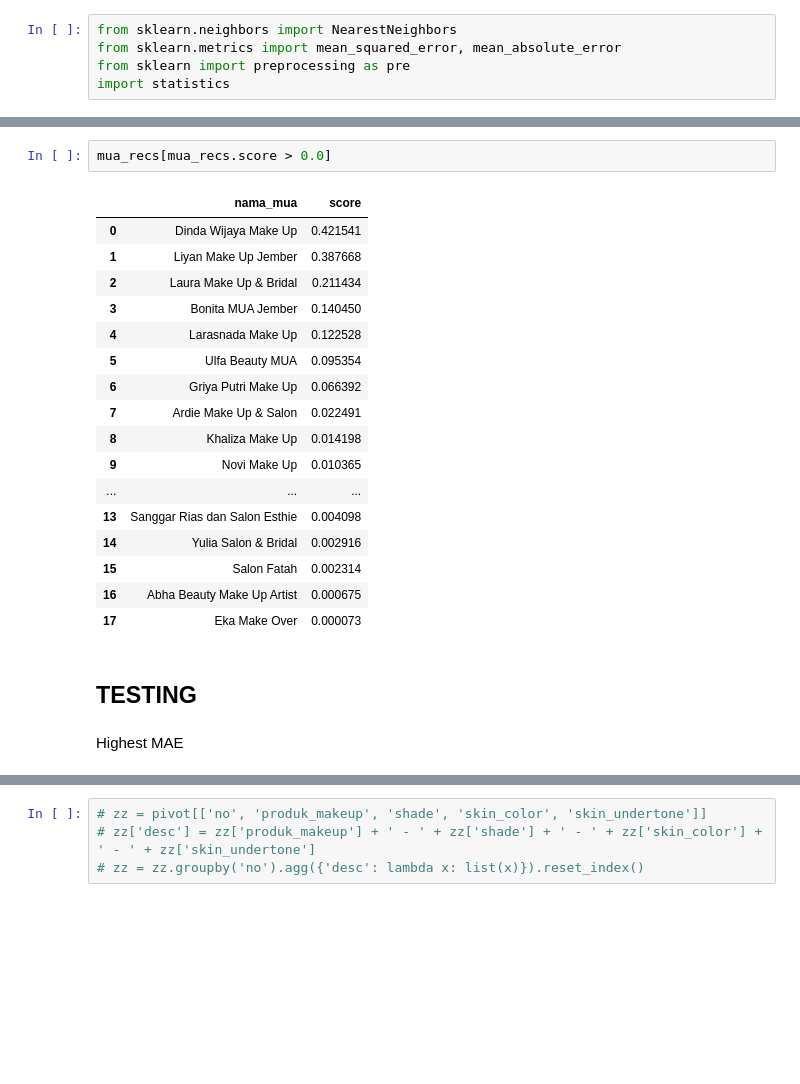
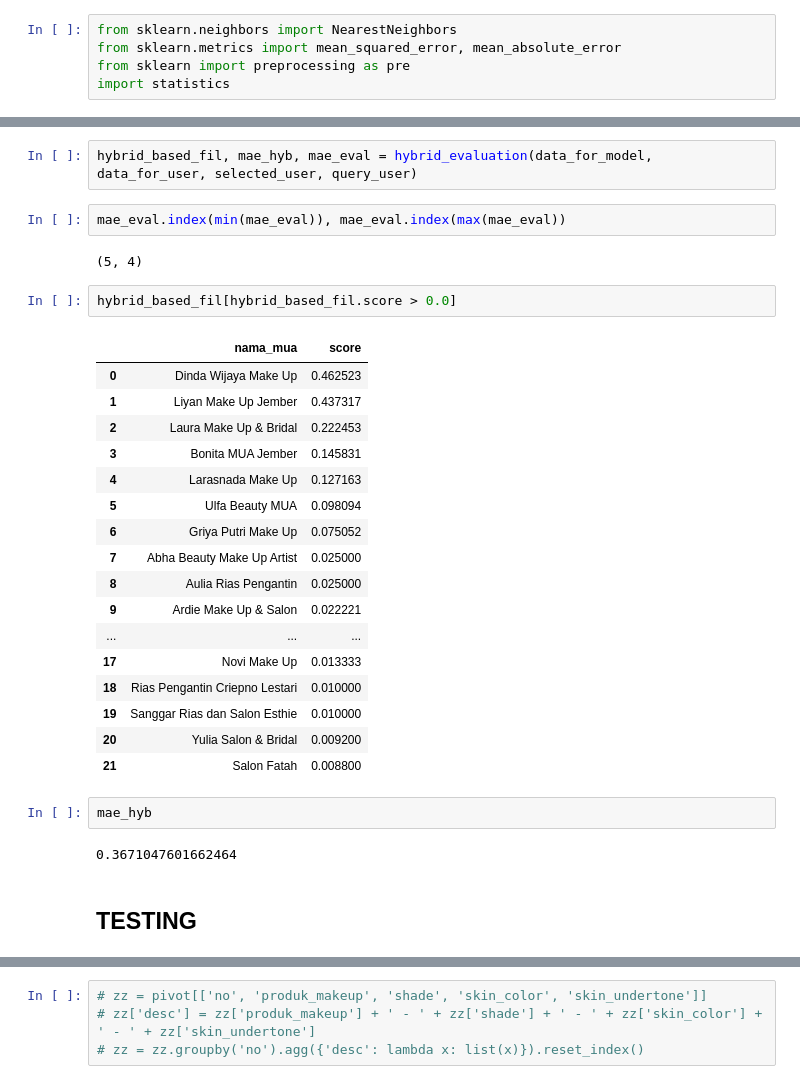
Before and after one commit to narandharanggi/MUA, a Jupyter notebook: hybrid_method.ipynb, the cells around one changed output, grey strips where cells are left out. Cells and saved outputs as stored; diff of their text form; blank space fills up the shorter version.

```diff
--- a/hybrid_method.ipynb
+++ b/hybrid_method.ipynb
@@ -385,25 +382,33 @@ mean_mse_hy = np.mean(mse_hy)
+# %%
+hybrid_based_fil, mae_hyb, mae_eval = hybrid_evaluation(data_for_model, data_for_user, selected_user, query_user)
+# %%
+mae_eval.index(min(mae_eval)), mae_eval.index(max(mae_eval))
+# %% [output]
+(5, 4)
 # %%
-mua_recs[mua_recs.score > 0.0]
+hybrid_based_fil[hybrid_based_fil.score > 0.0]
 # %% [output]
 |  | nama_mua | score |
-| 0 | Dinda Wijaya Make Up | 0.421541 |
-| 1 | Liyan Make Up Jember | 0.387668 |
-| 2 | Laura Make Up & Bridal | 0.211434 |
-| 3 | Bonita MUA Jember | 0.140450 |
-| 4 | Larasnada Make Up | 0.122528 |
-| 5 | Ulfa Beauty MUA | 0.095354 |
-| 6 | Griya Putri Make Up | 0.066392 |
-| 7 | Ardie Make Up & Salon | 0.022491 |
-| 8 | Khaliza Make Up | 0.014198 |
-| 9 | Novi Make Up | 0.010365 |
+| 0 | Dinda Wijaya Make Up | 0.462523 |
+| 1 | Liyan Make Up Jember | 0.437317 |
+| 2 | Laura Make Up & Bridal | 0.222453 |
+| 3 | Bonita MUA Jember | 0.145831 |
+| 4 | Larasnada Make Up | 0.127163 |
+| 5 | Ulfa Beauty MUA | 0.098094 |
+| 6 | Griya Putri Make Up | 0.075052 |
+| 7 | Abha Beauty Make Up Artist | 0.025000 |
+| 8 | Aulia Rias Pengantin | 0.025000 |
+| 9 | Ardie Make Up & Salon | 0.022221 |
 | ... | ... | ... |
-| 13 | Sanggar Rias dan Salon Esthie | 0.004098 |
-| 14 | Yulia Salon & Bridal | 0.002916 |
-| 15 | Salon Fatah | 0.002314 |
-| 16 | Abha Beauty Make Up Artist | 0.000675 |
-| 17 | Eka Make Over | 0.000073 |
+| 17 | Novi Make Up | 0.013333 |
+| 18 | Rias Pengantin Criepno Lestari | 0.010000 |
+| 19 | Sanggar Rias dan Salon Esthie | 0.010000 |
+| 20 | Yulia Salon & Bridal | 0.009200 |
+| 21 | Salon Fatah | 0.008800 |
+# %%
+mae_hyb
+# %% [output]
+0.3671047601662464
 # %% [markdown]
 ## TESTING
-# %% [markdown]
-Highest MAE
 # %%
```
Also changed, not shown: parts of 24 cells of this notebook.
